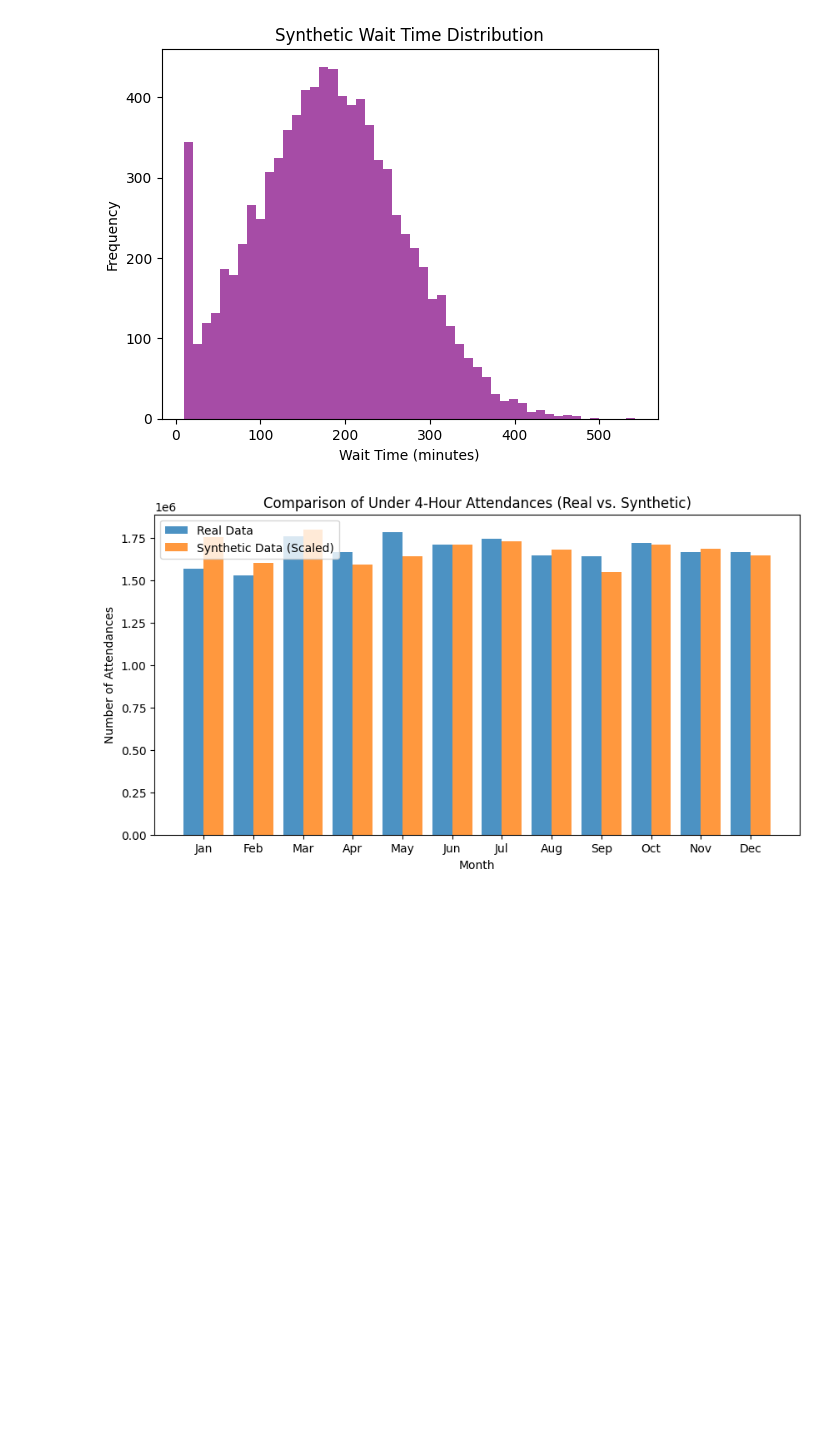
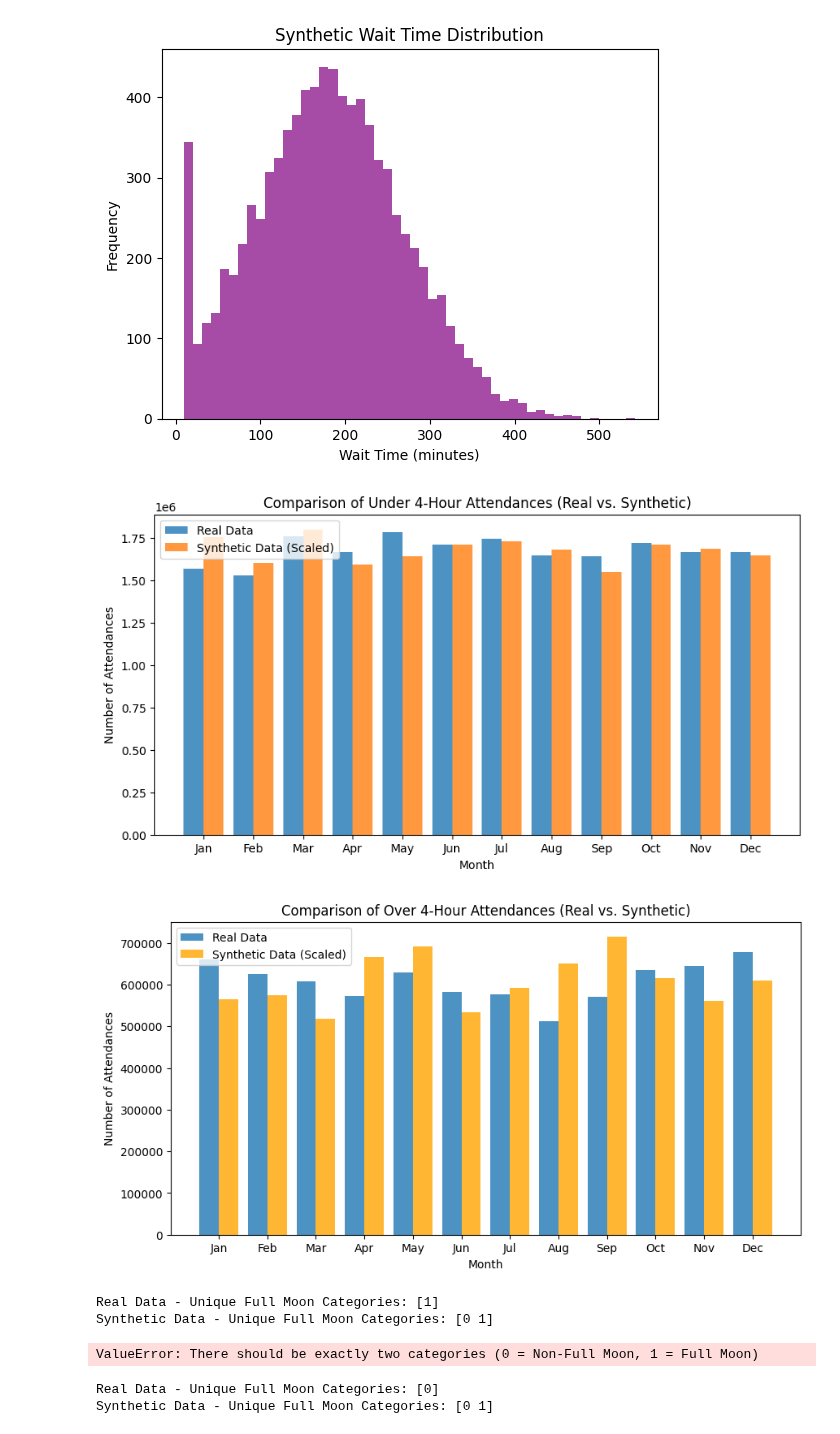
Before and after one commit to sophieboyle1/Final-Year-Project, a Jupyter notebook: src/synthetic_data_v2.ipynb, the cells around one changed output. Saved outputs shown, nothing was run; the diff lists cells and outputs as text; code cells hidden in the pictures; blank space fills up the shorter version.

Commit message:
working on fixin moon comparission

```diff
--- a/src/synthetic_data_v2.ipynb
+++ b/src/synthetic_data_v2.ipynb
@@ -209,11 +216,15 @@ synthetic_monthly = synthetic_df.resample('M').sum()[['Under_4_Hours', 'Over_4_H
 synthetic_monthly['Month'] = synthetic_monthly.index.month
 synthetic_monthly.reset_index(drop=True, inplace=True)
 
-# Show results
+# Ensure Scaling Factor is Applied to Full Data (Not Just Monthly Aggregates)
+scaling_factor = combined_data['Total Attendances < 4 hours'].sum() / synthetic_df['Under_4_Hours'].sum()
+synthetic_df['Under_4_Hours_Scaled'] = synthetic_df['Under_4_Hours'] * scaling_factor
+
+# ✅ Check if the scaling worked
 print("\n✅ Synthetic Data (Monthly Aggregates with Extra Features):")
 print(synthetic_monthly.head())
 
-# Visualize wait time distribution
+# 🔹 **Visualize Wait Time Distribution**
 plt.hist(wait_times, bins=50, color='purple', alpha=0.7)
 plt.title("Synthetic Wait Time Distribution")
 plt.xlabel("Wait Time (minutes)")
@@ -254,3 +259,72 @@ plt.legend()
 plt.show()
 # %% [output]
 [figure]
+# %%
+# Aggregate Over 4-Hour Data by Month
+real_over4_monthly = combined_data.groupby('Month')[['Total Attendances > 4 hours']].sum().reset_index()
+synthetic_over4_monthly = synthetic_df.groupby('Month')[['Over_4_Hours']].sum().reset_index()
+
+# Scale Synthetic Data to Match Real Data Magnitude
+scaling_factor = real_over4_monthly['Total Attendances > 4 hours'].sum() / synthetic_over4_monthly['Over_4_Hours'].sum()
+synthetic_over4_monthly['Over_4_Hours_Scaled'] = synthetic_over4_monthly['Over_4_Hours'] * scaling_factor
+
+# Plot Comparison
+plt.figure(figsize=(10, 5))
+plt.bar(real_over4_monthly['Month'] - 0.2, real_over4_monthly['Total Attendances > 4 hours'], width=0.4, label="Real Data", alpha=0.8)
+plt.bar(synthetic_over4_monthly['Month'] + 0.2, synthetic_over4_monthly['Over_4_Hours_Scaled'], width=0.4, label="Synthetic Data (Scaled)", alpha=0.8, color='orange')
+
+plt.title("Comparison of Over 4-Hour Attendances (Real vs. Synthetic)")
+plt.xlabel("Month")
+plt.ylabel("Number of Attendances")
+plt.xticks(range(1, 13), ['Jan', 'Feb', 'Mar', 'Apr', 'May', 'Jun', 'Jul', 'Aug', 'Sep', 'Oct', 'Nov', 'Dec'])
+plt.legend()
+plt.show()
+
+print("Real Data - Unique Full Moon Categories:", combined_data['is_full_moon'].unique())
+print("Synthetic Data - Unique Full Moon Categories:", synthetic_df['is_full_moon'].unique())
+# %% [output]
+[figure, added]
+Real Data - Unique Full Moon Categories: [1]
+Synthetic Data - Unique Full Moon Categories: [0 1]
+# %%
+import matplotlib.pyplot as plt
+import numpy as np
+
+# Ensure 'is_full_moon' column exists
+if 'is_full_moon' not in combined_data.columns or 'is_full_moon' not in synthetic_df.columns:
+    raise KeyError("The 'is_full_moon' column is missing in one or both datasets!")
+
+# Aggregate data by full moon presence
+real_full_moon = combined_data.groupby('is_full_moon')[['Total Attendances < 4 hours']].sum().reset_index()
+synthetic_full_moon = synthetic_df.groupby('is_full_moon')[['Under_4_Hours_Scaled']].sum().reset_index()
+
+# Ensure there are two categories: 0 (Non-Full Moon) and 1 (Full Moon)
+if real_full_moon.shape[0] != 2 or synthetic_full_moon.shape[0] != 2:
+    raise ValueError("There should be exactly two categories (0 = Non-Full Moon, 1 = Full Moon)")
+
+# Define bar width
+bar_width = 0.4
+x = np.array([0, 1])  # Two categories for Non-Full Moon and Full Moon
+
+# Create bar plot
+plt.figure(figsize=(8, 5))
+plt.bar(x - bar_width/2, real_full_moon['Total Attendances < 4 hours'], bar_width, label="Real Data (Under 4 Hours)")
+plt.bar(x + bar_width/2, synthetic_full_moon['Under_4_Hours_Scaled'], bar_width, label="Synthetic Data (Under 4 Hours)", alpha=0.8, color='orange')
+
+# Set correct tick locations and labels
+plt.xticks(x, ['Non-Full Moon', 'Full Moon'])
+
+plt.title("Under 4-Hour Attendances During Full Moon vs. Non-Full Moon")
+plt.xlabel("Full Moon Presence")
+plt.ylabel("Number of Attendances")
+plt.legend()
+plt.show()
+# %% [output]
+ValueError: There should be exactly two categories (0 = Non-Full Moon, 1 = Full Moon)
+# %%
+# Check unique values in is_full_moon column
+print("Real Data - Unique Full Moon Categories:", combined_data['is_full_moon'].unique())
+print("Synthetic Data - Unique Full Moon Categories:", synthetic_df['is_full_moon'].unique())
+# %% [output]
+Real Data - Unique Full Moon Categories: [0]
+Synthetic Data - Unique Full Moon Categories: [0 1]
```
Also changed, not shown: parts of 2 cells of this notebook, 1 other file.
